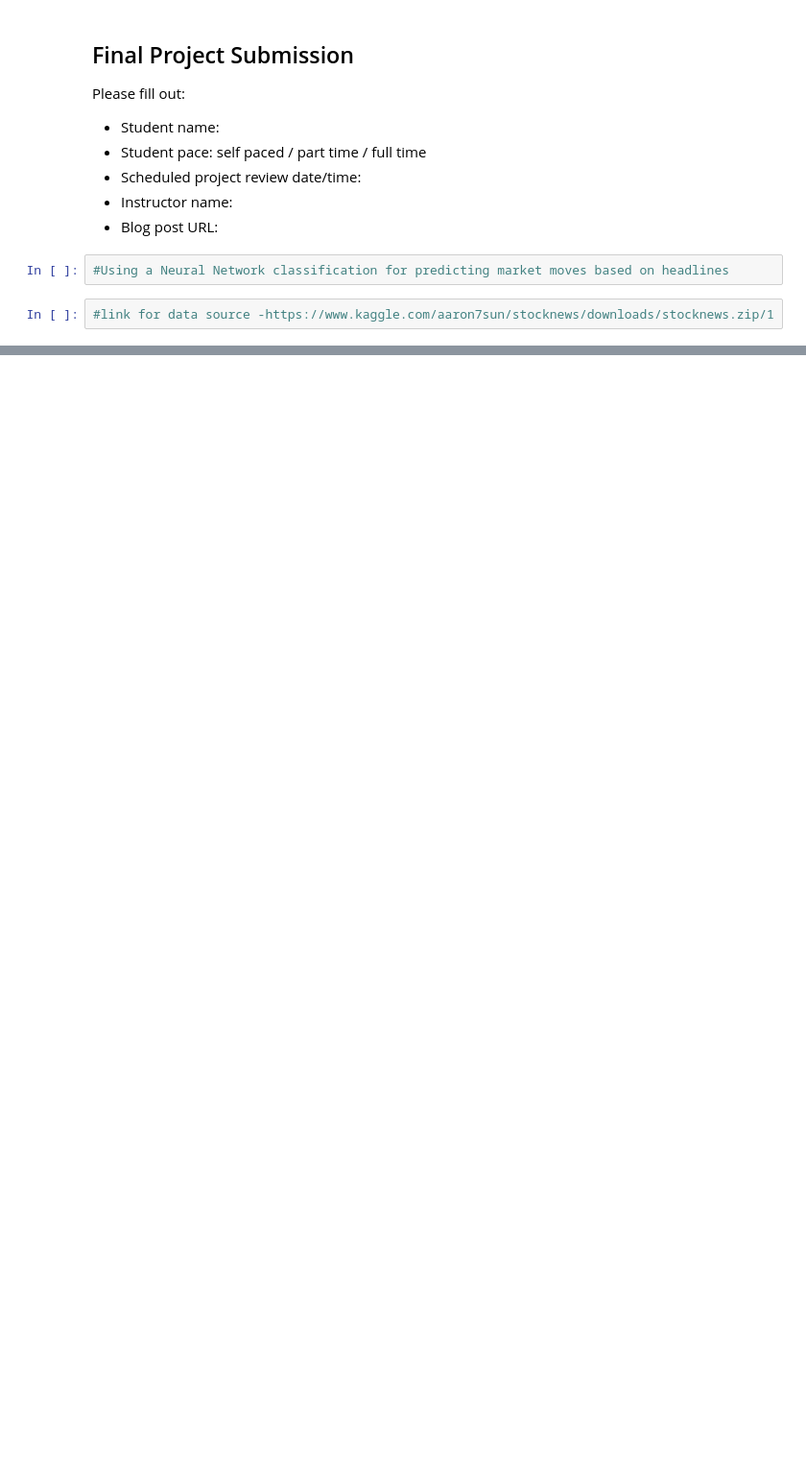
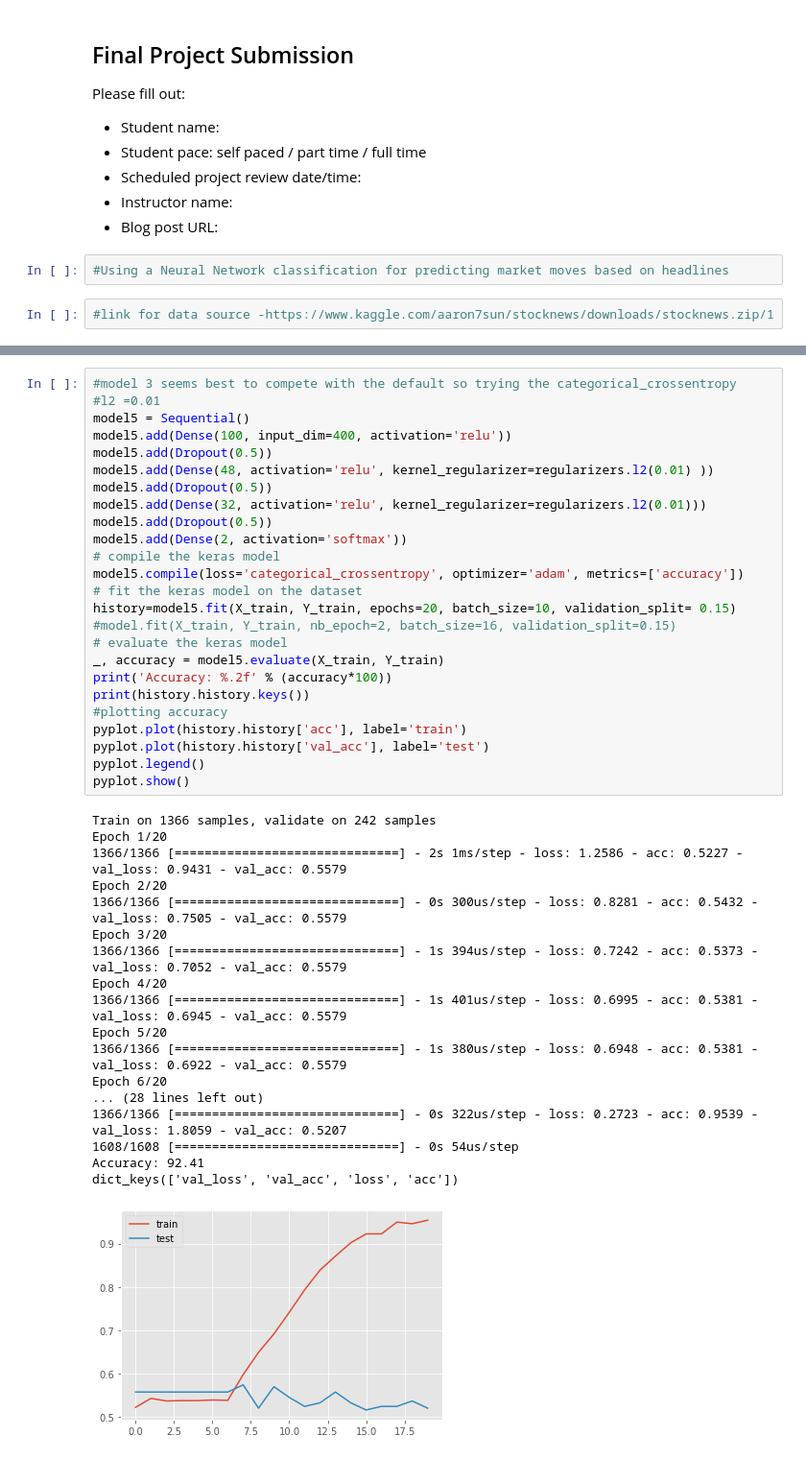
Before and after one commit to eyambaita/dsc-4-final-project-online-ds-pt-100118, a Jupyter notebook: student.ipynb, the cells around one changed output, grey strips where cells are left out. Shown at 96% size. Saved outputs shown, nothing was run; the diff lists cells and outputs as text; blank space fills up the shorter version.

```diff
--- a/student.ipynb
+++ b/student.ipynb
@@ -196,0 +456,44 @@ ValueError: Classification metrics can't handle a mix of continuous-multioutput
+# %%
+#model 3 seems best to compete with the default so trying the categorical_crossentropy
+#l2 =0.01
+model5 = Sequential()
+model5.add(Dense(100, input_dim=400, activation='relu'))
+model5.add(Dropout(0.5))
+model5.add(Dense(48, activation='relu', kernel_regularizer=regularizers.l2(0.01) ))
+model5.add(Dropout(0.5))
+model5.add(Dense(32, activation='relu', kernel_regularizer=regularizers.l2(0.01)))
+model5.add(Dropout(0.5))
+model5.add(Dense(2, activation='softmax'))
+# compile the keras model
+model5.compile(loss='categorical_crossentropy', optimizer='adam', metrics=['accuracy'])
+# fit the keras model on the dataset
+history=model5.fit(X_train, Y_train, epochs=20, batch_size=10, validation_split= 0.15)
+#model.fit(X_train, Y_train, nb_epoch=2, batch_size=16, validation_split=0.15)
+# evaluate the keras model
+_, accuracy = model5.evaluate(X_train, Y_train)
+print('Accuracy: %.2f' % (accuracy*100))
+print(history.history.keys())
+#plotting accuracy
+pyplot.plot(history.history['acc'], label='train')
+pyplot.plot(history.history['val_acc'], label='test')
+pyplot.legend()
+pyplot.show()
+# %% [output]
+Train on 1366 samples, validate on 242 samples
+Epoch 1/20
+1366/1366 [==============================] - 2s 1ms/step - loss: 1.2586 - acc: 0.5227 - val_loss: 0.9431 - val_acc: 0.5579
+Epoch 2/20
+1366/1366 [==============================] - 0s 300us/step - loss: 0.8281 - acc: 0.5432 - val_loss: 0.7505 - val_acc: 0.5579
+Epoch 3/20
+1366/1366 [==============================] - 1s 394us/step - loss: 0.7242 - acc: 0.5373 - val_loss: 0.7052 - val_acc: 0.5579
+Epoch 4/20
+1366/1366 [==============================] - 1s 401us/step - loss: 0.6995 - acc: 0.5381 - val_loss: 0.6945 - val_acc: 0.5579
+Epoch 5/20
+1366/1366 [==============================] - 1s 380us/step - loss: 0.6948 - acc: 0.5381 - val_loss: 0.6922 - val_acc: 0.5579
+Epoch 6/20
+... (28 lines left out)
+1366/1366 [==============================] - 0s 322us/step - loss: 0.2723 - acc: 0.9539 - val_loss: 1.8059 - val_acc: 0.5207
+1608/1608 [==============================] - 0s 54us/step
+Accuracy: 92.41
+dict_keys(['val_loss', 'val_acc', 'loss', 'acc'])
+[figure, added]
```
Also changed, not shown: parts of 28 cells of this notebook.
